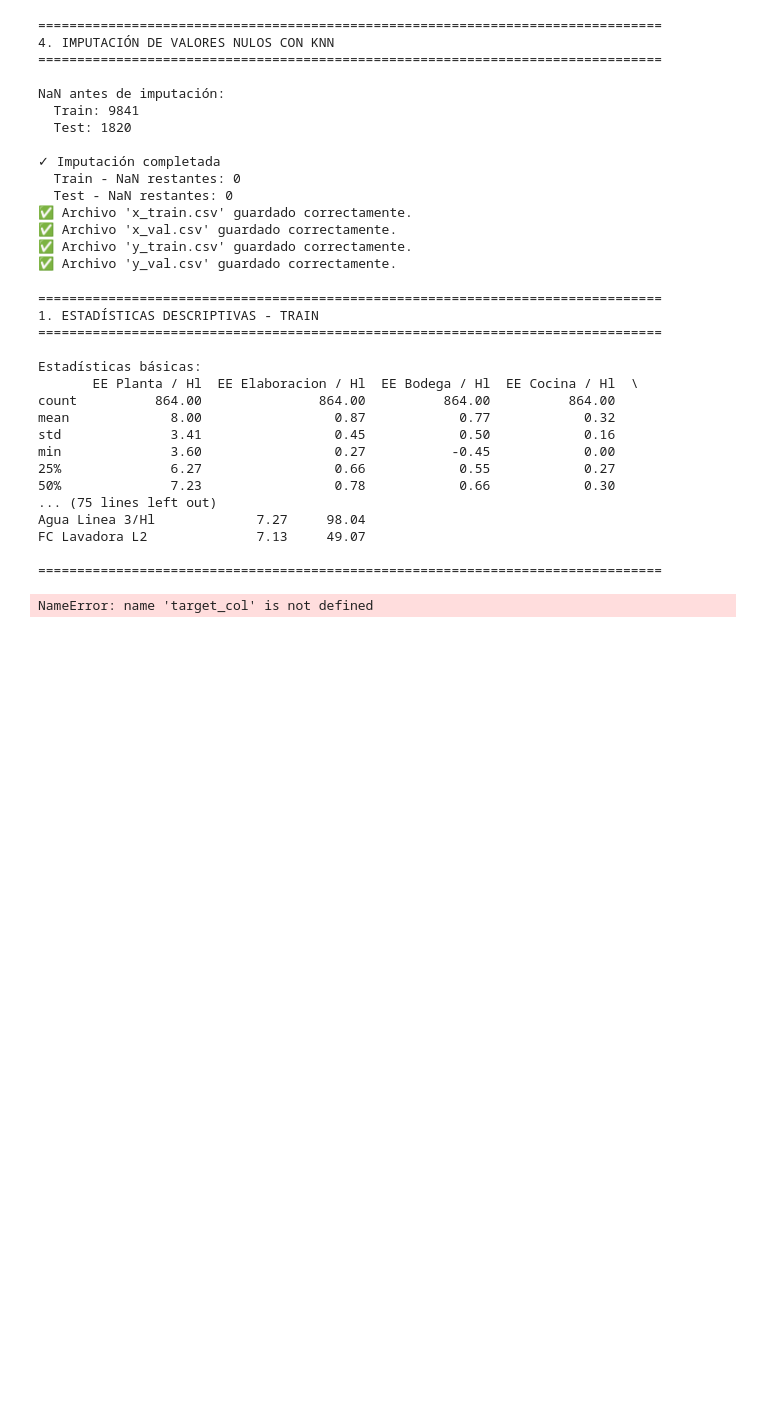
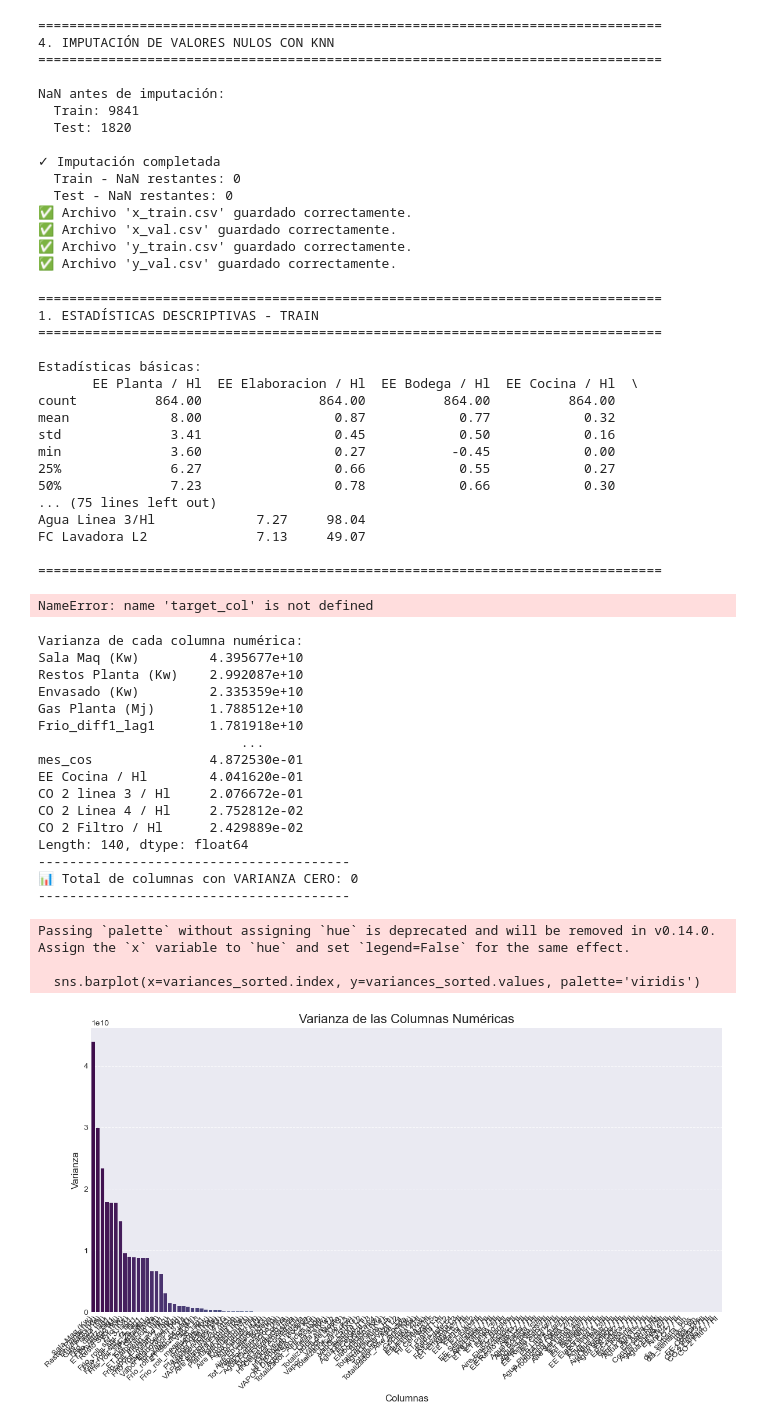
Before and after one commit to SantiScalzo/Trabajo-Final-Lab-Datos-, a Jupyter notebook: train_test_split.ipynb, the cells around one changed output. Drawn from its saved outputs; the diff is of its cells as text; code cells hidden in the pictures; blank space fills up the shorter version.

```diff
--- a/train_test_split.ipynb
+++ b/train_test_split.ipynb
@@ -469,3 +469,47 @@ FC Lavadora L2              7.13     49.07
 
 ================================================================================
 NameError: name 'target_col' is not defined
+# %%
+variances = x_train[numeric_cols].var()
+
+# Ordenar las varianzas de mayor a menor para un gráfico más claro
+variances_sorted = variances.sort_values(ascending=False)
+count_zero_variance = (variances < 0).sum()
+print("Varianza de cada columna numérica:")
+print(variances_sorted)
+print("-" * 40)
+print(f"📊 Total de columnas con VARIANZA CERO: {count_zero_variance}")
+print("-" * 40)
+ # 3. Crear el gráfico de barras
+plt.figure(figsize=(12, 7)) # Tamaño de la figura
+
+# Usar seaborn para el gráfico de barras
+sns.barplot(x=variances_sorted.index, y=variances_sorted.values, palette='viridis')
+
+plt.title('Varianza de las Columnas Numéricas', fontsize=16)
+plt.ylabel('Varianza', fontsize=12)
+plt.xlabel('Columnas', fontsize=12)
+plt.xticks(rotation=45, ha='right') # Rotar etiquetas del eje X si son largas
+plt.grid(axis='y', linestyle='--', alpha=0.7) # Añadir una rejilla sutil
+plt.tight_layout() # Ajustar para que todo quepa bien
+# %% [output]
+Varianza de cada columna numérica:
+Sala Maq (Kw)         4.395677e+10
+Restos Planta (Kw)    2.992087e+10
+Envasado (Kw)         2.335359e+10
+Gas Planta (Mj)       1.788512e+10
+Frio_diff1_lag1       1.781918e+10
+                          ...
+mes_cos               4.872530e-01
+EE Cocina / Hl        4.041620e-01
+CO 2 linea 3 / Hl     2.076672e-01
+CO 2 Linea 4 / Hl     2.752812e-02
+CO 2 Filtro / Hl      2.429889e-02
+Length: 140, dtype: float64
+----------------------------------------
+📊 Total de columnas con VARIANZA CERO: 0
+----------------------------------------
+Passing `palette` without assigning `hue` is deprecated and will be removed in v0.14.0. Assign the `x` variable to `hue` and set `legend=False` for the same effect.
+
+  sns.barplot(x=variances_sorted.index, y=variances_sorted.values, palette='viridis')
+[figure, added]
```
Also changed, not shown: 3 other files.
